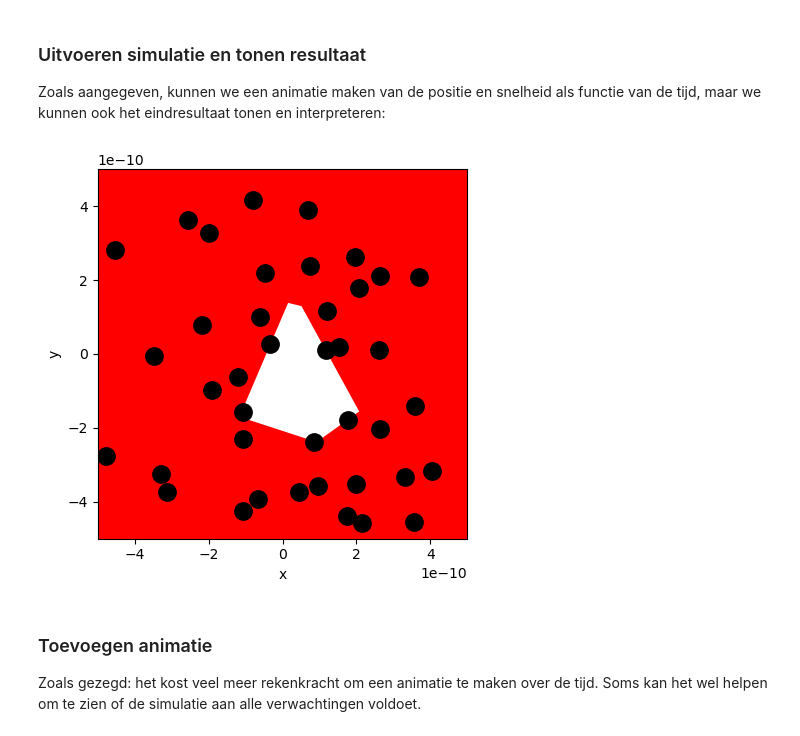
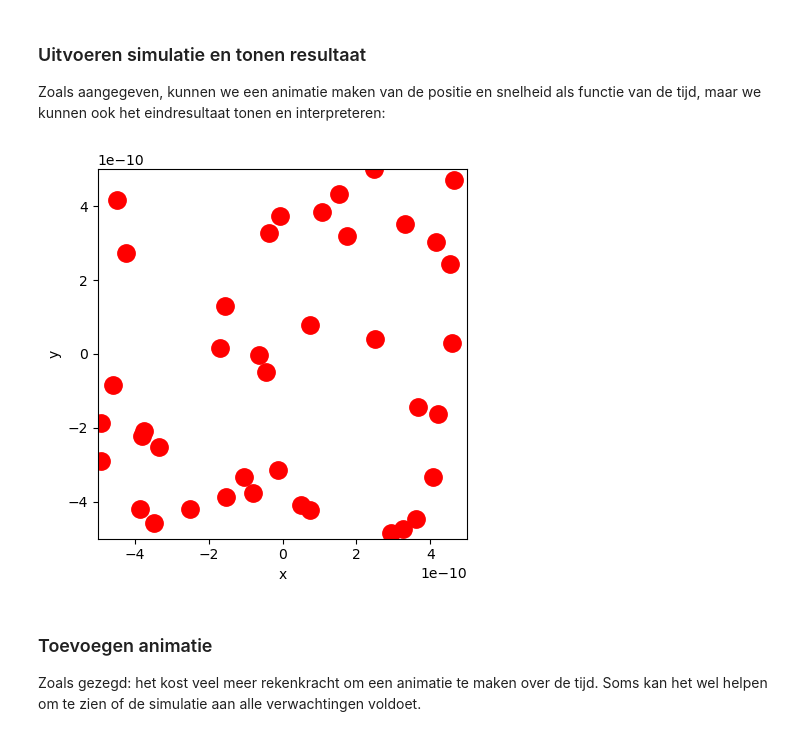
Before and after one commit to Rune-TuDelft/Thermoproject-ER, a Jupyter notebook: Content/PySim/3_recap.ipynb, the cells around one changed output. Cells and saved outputs as stored; diff of their text form; code cells hidden in the pictures.

```diff
--- a/Content/PySim/3_recap.ipynb
+++ b/Content/PySim/3_recap.ipynb
@@ -81,9 +81,9 @@ Onze simulatie modelleert dus een klein systeem zonder rekening te houden met de
 # Ruimte voor uitwerking
 BOX_SIZE_0 = (1*10**-9)              # Hoogte en breedte startvolume (m)
 N = 40                          # Aantal deeltjes
-V_0 = 1                       # Startsnelheid van deeltjes (m/s)
-RADIUS = (1.5*10**-10)                # Straal van moleculen (m)
-DT = (1*10**-12)                   # Tijdstap om geen botsing te missen (s)
+V_0 = 450                       # Startsnelheid van deeltjes (m/s)
+RADIUS = (1.5*10**-11)                # Straal van moleculen (m)
+DT = (1*10**-13)                   # Tijdstap om geen botsing te missen (s)
 # %%
 #your code/answer
 # %% [markdown]
@@ -101,7 +101,7 @@ class ParticleClass:
         self.m = m
         self.v = np.array(v, dtype=float)
         self.r = np.array(r, dtype=float)
-        self.R = R
+        self.R = RADIUS
 
     def update_position(self):
         """ verandert positie voor één tijdstap """
@@ -230,23 +230,23 @@ Zoals aangegeven, kunnen we een animatie maken van de positie en snelheid als fu
 # %%
 particles = []
 create_particles(particles)
 for i in range(100):
     take_time_step(particles)
 
 plt.figure()
 plt.xlabel('x')
 plt.ylabel('y')
 plt.gca().set_aspect('equal')
 plt.xlim(-BOX_SIZE_0/2, BOX_SIZE_0/2)
 plt.ylim(-BOX_SIZE_0/2, BOX_SIZE_0/2)
 
 for p in particles:
-    plt.plot(p.r[0], p.r[1], 'k.', ms=25)
+    plt.plot(p.r[0], p.r[1], 'r.', ms=25)
     plt.arrow(p.r[0], p.r[1], p.v[0], p.v[1],
-              head_width=0.05, head_length=0.1, color='red')
+              head_width=0.05, head_length=0.1, color='white')
 plt.show()
 # %% [output]
-[figure, old version]
+[figure, new version]
 # %% [markdown]
 ### Toevoegen animatie
 
```
Also changed, not shown: parts of 2 cells of this notebook.
